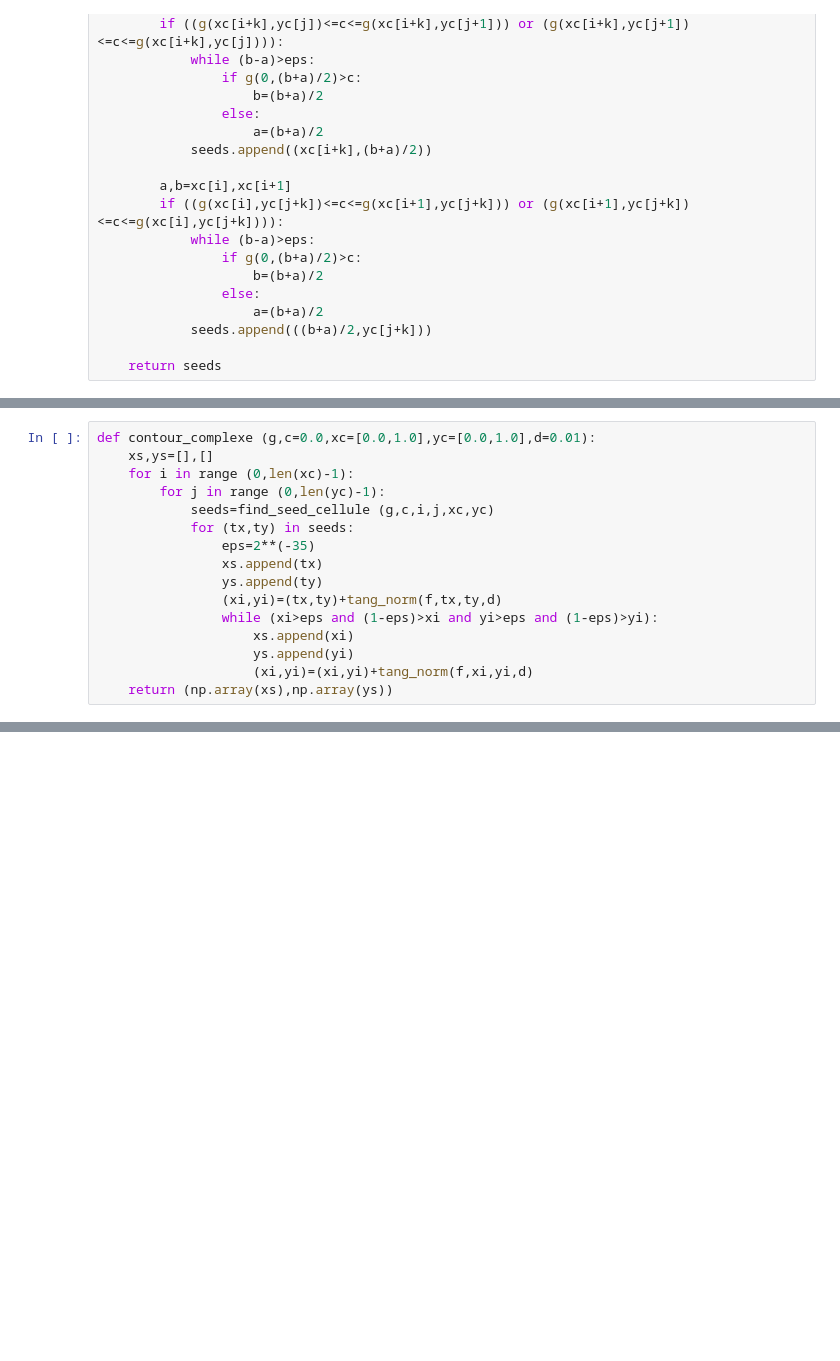
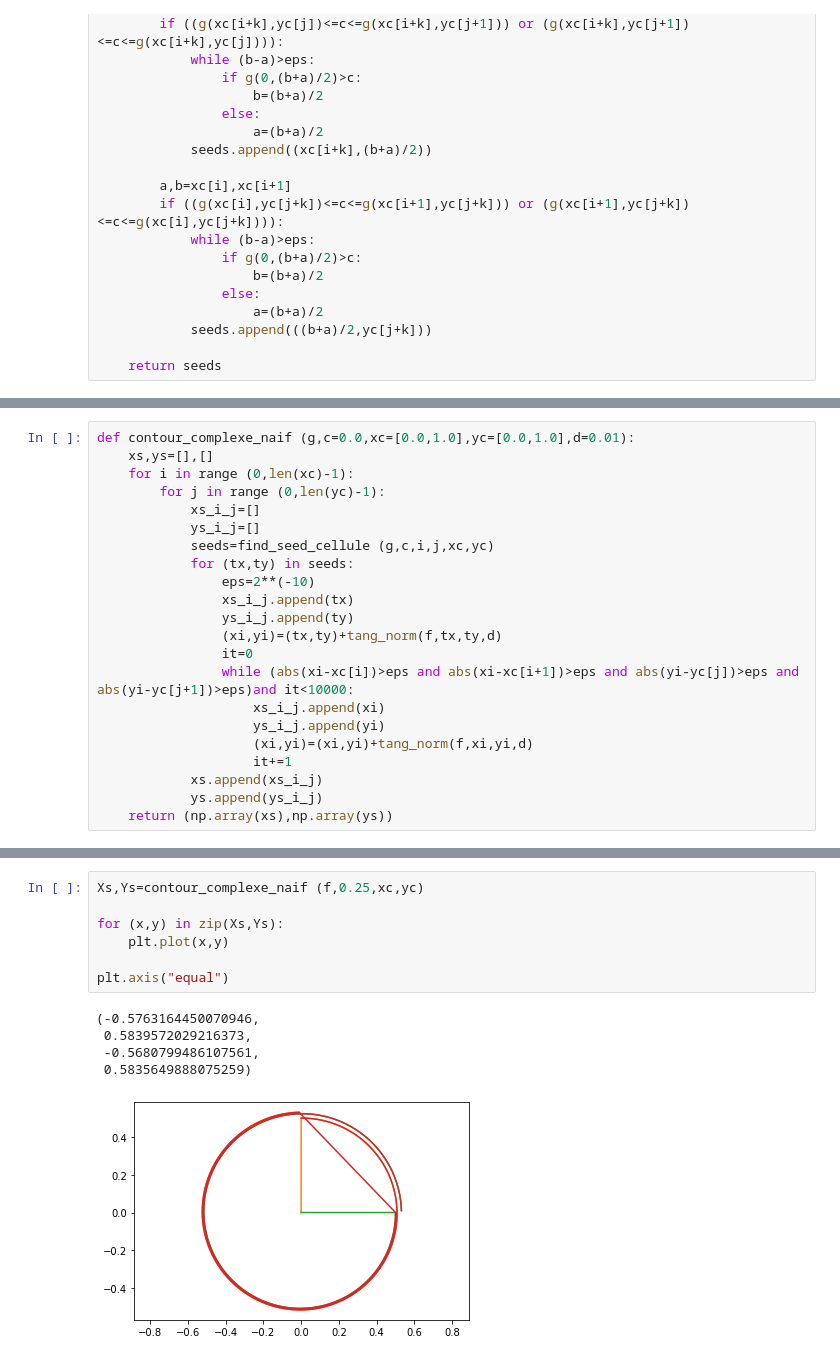
Before and after one commit to florefalcon/Projet-maths-info-Eva-et-Flore, a Jupyter notebook: Projet Lignes de niveau.ipynb, the cells around one changed output, grey strips where cells are left out. Cells and saved outputs as stored; diff of their text form; blank space fills up the shorter version.

```diff
--- a/Projet Lignes de niveau.ipynb
+++ b/Projet Lignes de niveau.ipynb
@@ -232,16 +260,22 @@ def find_seed_cellule (g,c,i,j,xc,yc,eps=2**-26):
 # %%
-def contour_complexe (g,c=0.0,xc=[0.0,1.0],yc=[0.0,1.0],d=0.01):
+def contour_complexe_naif (g,c=0.0,xc=[0.0,1.0],yc=[0.0,1.0],d=0.01):
     xs,ys=[],[]
     for i in range (0,len(xc)-1):
         for j in range (0,len(yc)-1):
+            xs_i_j=[]
+            ys_i_j=[]
             seeds=find_seed_cellule (g,c,i,j,xc,yc)
             for (tx,ty) in seeds:
-                eps=2**(-35)
-                xs.append(tx)
-                ys.append(ty)
+                eps=2**(-10)
+                xs_i_j.append(tx)
+                ys_i_j.append(ty)
                 (xi,yi)=(tx,ty)+tang_norm(f,tx,ty,d)
-                while (xi>eps and (1-eps)>xi and yi>eps and (1-eps)>yi):
-                    xs.append(xi)
-                    ys.append(yi)
+                it=0
+                while (abs(xi-xc[i])>eps and abs(xi-xc[i+1])>eps and abs(yi-yc[j])>eps and abs(yi-yc[j+1])>eps)and it<10000:
+                    xs_i_j.append(xi)
+                    ys_i_j.append(yi)
                     (xi,yi)=(xi,yi)+tang_norm(f,xi,yi,d)
+                    it+=1
+            xs.append(xs_i_j)
+            ys.append(ys_i_j)
     return (np.array(xs),np.array(ys))
@@ -269,0 +327,13 @@ contour_complexe (f,0.25,xc,yc)
+# %%
+Xs,Ys=contour_complexe_naif (f,0.25,xc,yc)
+
+for (x,y) in zip(Xs,Ys):
+    plt.plot(x,y)
+
+plt.axis("equal")
+# %% [output]
+(-0.5763164450070946,
+ 0.5839572029216373,
+ -0.5680799486107561,
+ 0.5835649888075259)
+[figure, added]
```
Also changed, not shown: parts of 28 cells of this notebook.
